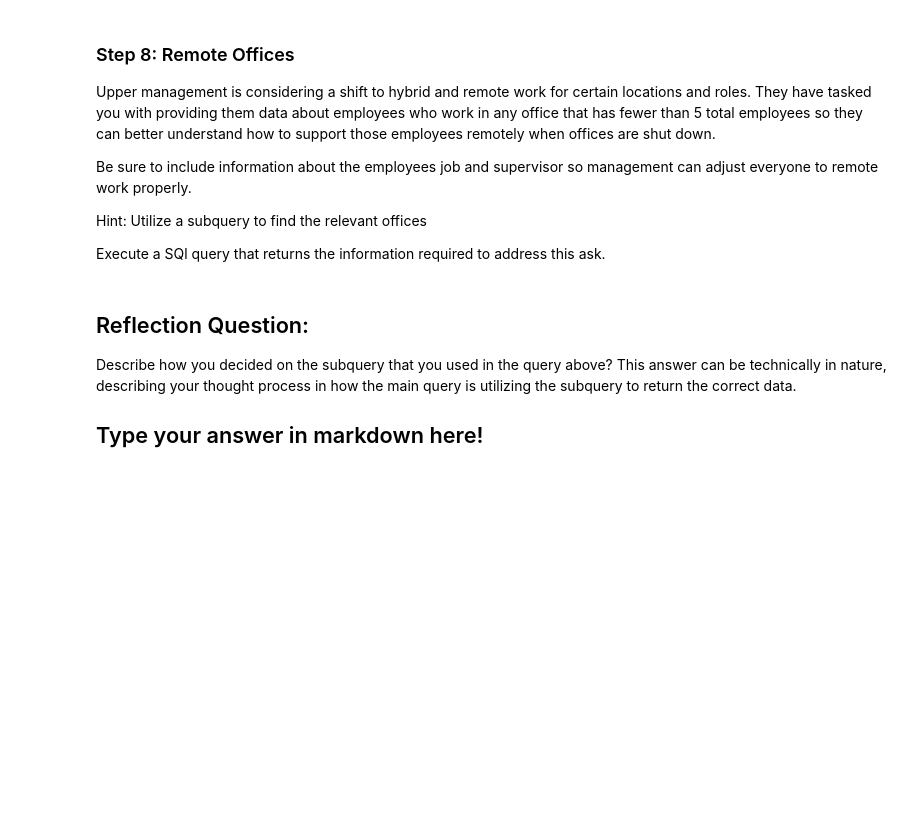
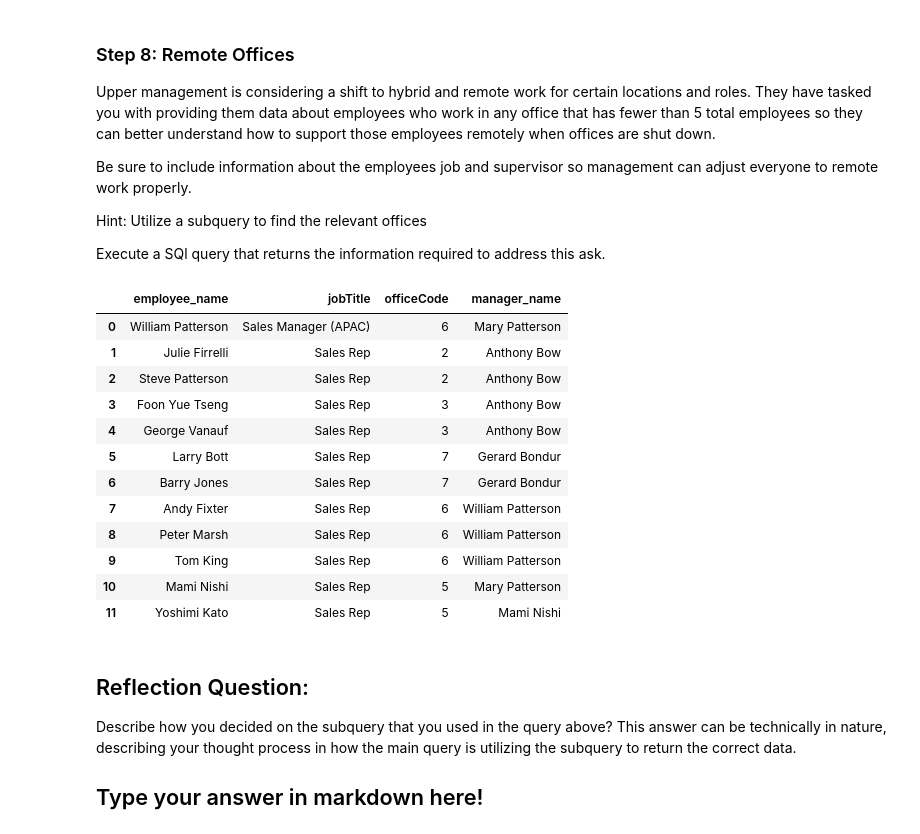
Before and after one commit to oliverkiplagat/dsc-sql-summative-lab, a Jupyter notebook: SQLSummativeLab.ipynb, the cells around one changed output. Cells and saved outputs as stored; diff of their text form; code cells hidden in the pictures; blank space fills up the shorter version.

Commit message:
Map employee reporting structures in low-count offices

```diff
--- a/SQLSummativeLab.ipynb
+++ b/SQLSummativeLab.ipynb
@@ -622,3 +619,47 @@ None
+# %%
+# Replace None with your code
+query_cust008 = """
+SELECT
+    e.firstName || ' ' || e.lastName AS employee_name,
+    e.jobTitle,
+    e.officeCode,
+    m.firstName || ' ' || m.lastName AS manager_name
+FROM
+    employees e
+LEFT JOIN
+    employees m ON e.reportsTo = m.employeeNumber
+WHERE
+    e.officeCode IN (
+        SELECT officeCode
+        FROM employees
+        GROUP BY officeCode
+        HAVING COUNT(employeeNumber) < 5
+    );
+"""
+
+#  The INNER query runs first to find the "tiny office codes".
+# The OUTER query then finds all employees whose office is on that list.
+# We use LEFT JOIN on the same table (Self-Join) to match each employee to their supervisor.
+
+# Run it
+df_remote_offices = pd.read_sql(query_cust008, conn)
+
+# Display the data
+df_remote_offices
+# %% [output]
+|  | employee_name | jobTitle | officeCode | manager_name |
+| 0 | William Patterson | Sales Manager (APAC) | 6 | Mary Patterson |
+| 1 | Julie Firrelli | Sales Rep | 2 | Anthony Bow |
+| 2 | Steve Patterson | Sales Rep | 2 | Anthony Bow |
+| 3 | Foon Yue Tseng | Sales Rep | 3 | Anthony Bow |
+| 4 | George Vanauf | Sales Rep | 3 | Anthony Bow |
+| 5 | Larry Bott | Sales Rep | 7 | Gerard Bondur |
+| 6 | Barry Jones | Sales Rep | 7 | Gerard Bondur |
+| 7 | Andy Fixter | Sales Rep | 6 | William Patterson |
+| 8 | Peter Marsh | Sales Rep | 6 | William Patterson |
+| 9 | Tom King | Sales Rep | 6 | William Patterson |
+| 10 | Mami Nishi | Sales Rep | 5 | Mary Patterson |
+| 11 | Yoshimi Kato | Sales Rep | 5 | Mami Nishi |
 # %% [markdown]
 ## Reflection Question:
 
```
Also changed, not shown: parts of 1 cell of this notebook.
